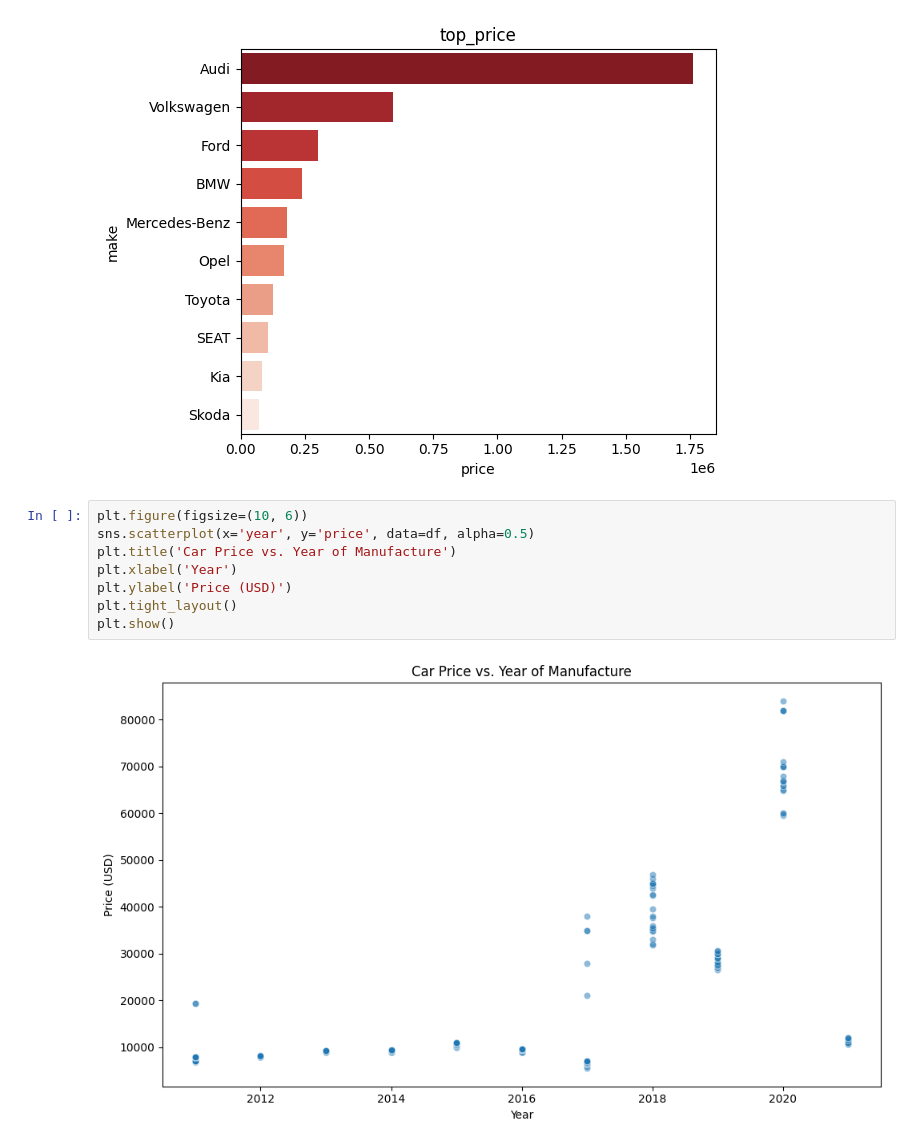
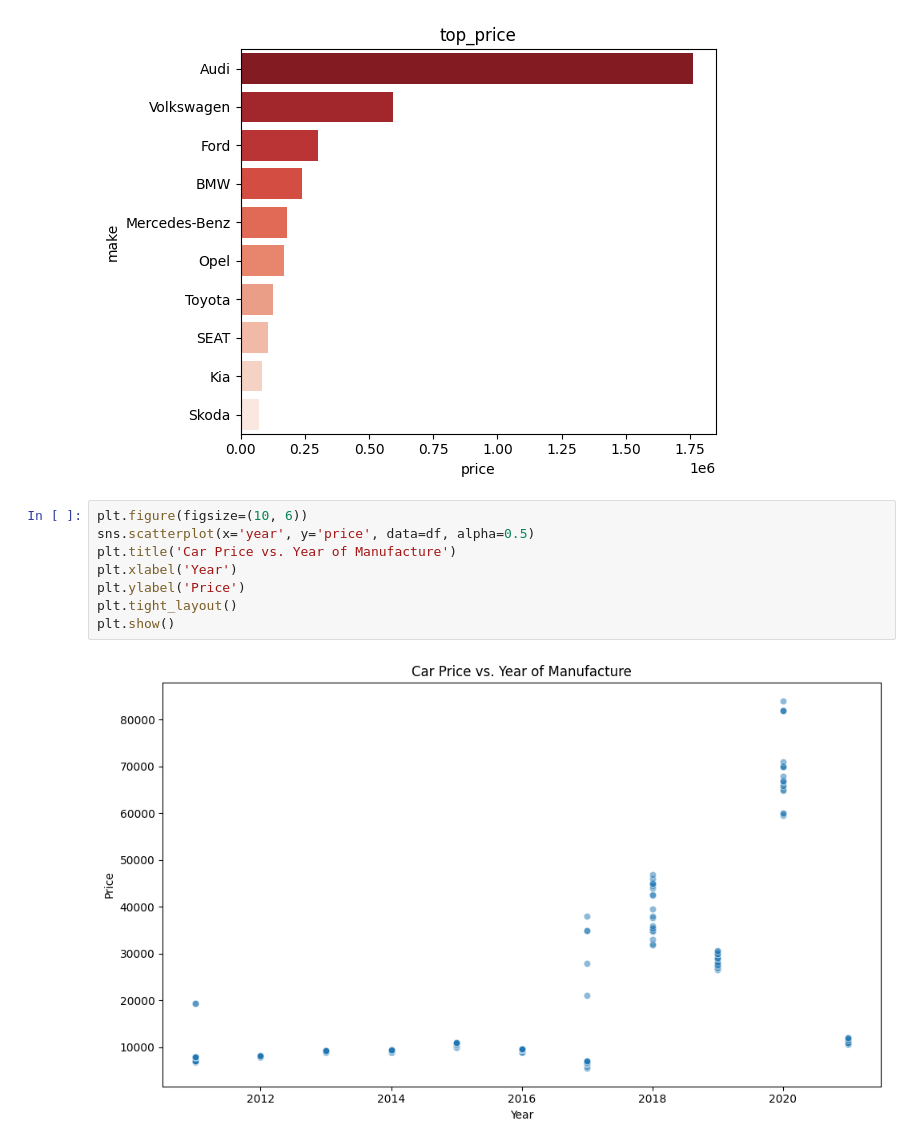
Before and after one commit to AbdallhOmran/Used-car-prices, a Jupyter notebook: index.ipynb, the cells around one changed output. Saved outputs shown, nothing was run; the diff lists cells and outputs as text.

```diff
--- a/index.ipynb
+++ b/index.ipynb
@@ -177,10 +155,10 @@ Passing `palette` without assigning `hue` is deprecated and will be removed in v
 # %%
 plt.figure(figsize=(10, 6))
 sns.scatterplot(x='year', y='price', data=df, alpha=0.5)
 plt.title('Car Price vs. Year of Manufacture')
 plt.xlabel('Year')
-plt.ylabel('Price (USD)')
+plt.ylabel('Price')
 plt.tight_layout()
 plt.show()
 # %% [output]
-[figure, old version]
+[figure, new version]
```
Also changed, not shown: parts of 4 cells of this notebook, 12 other files.
